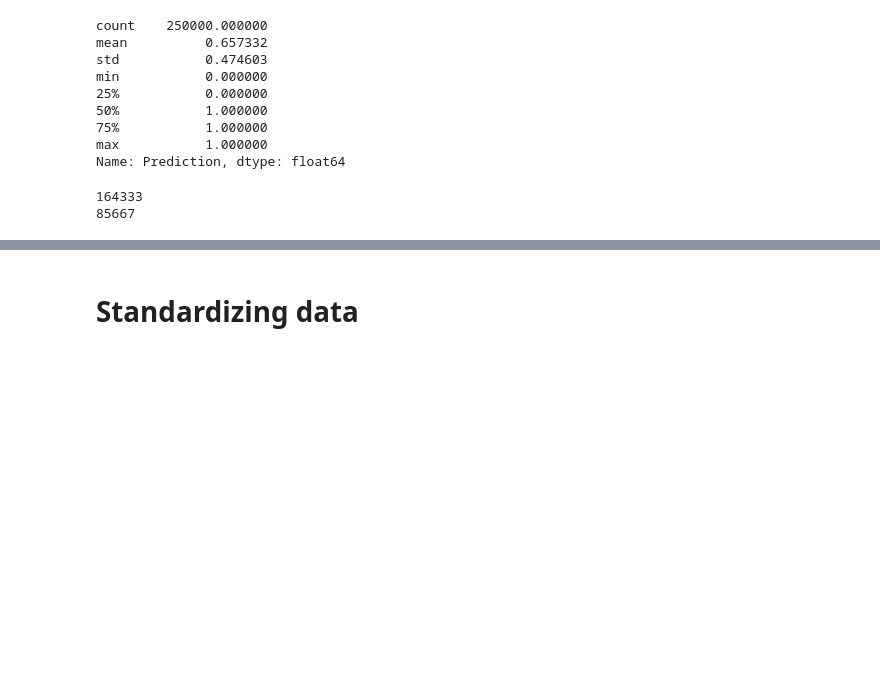
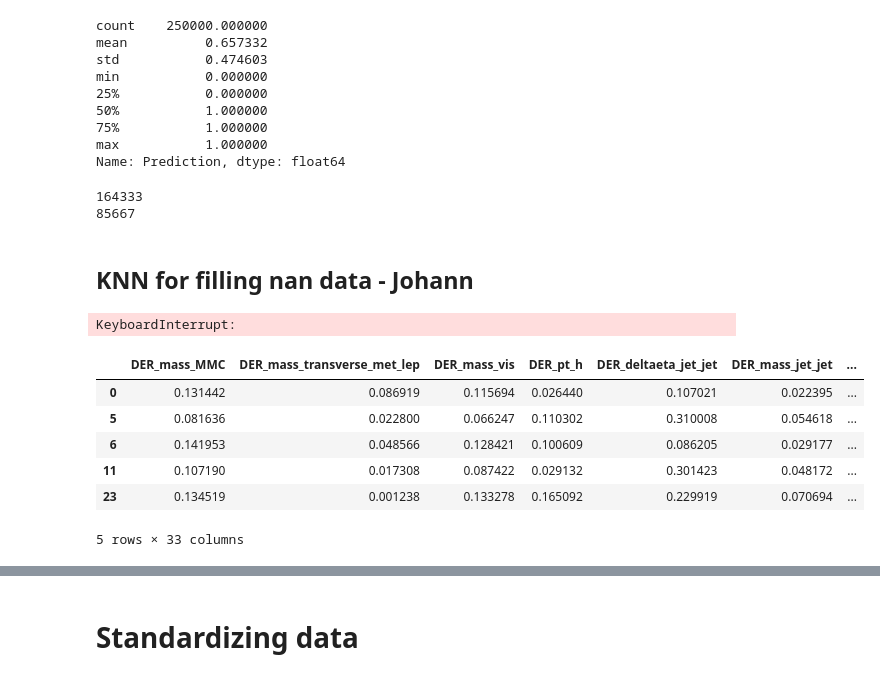
Before and after one commit to Tesa27/ML_project1, a Jupyter notebook: Implementations_v2-Copy1.ipynb, the cells around one changed output, grey strips where cells are left out. Drawn from its saved outputs; the diff is of its cells as text; code cells hidden in the pictures; blank space fills up the shorter version.

```diff
--- a/Implementations_v2-Copy1.ipynb
+++ b/Implementations_v2-Copy1.ipynb
@@ -316,3 +316,47 @@ print(train_data[train_data['Prediction']==0]['Id'].count())
 # %% [output]
 164333
 85667
+# %% [markdown]
+## KNN for filling nan data - Johann
+# %%
+import sklearn.impute as imp
+
+
+train_data2 = train_data1.copy().drop(['Prediction', 'Id'], axis=1)
+columns = train_data2.columns
+
+for column in columns_with_nan:
+    train_data2.loc[train_data2[column]==-999,column] = np.nan
+
+for k in k_range:
+    imputer = imp.KNNImputer(n_neighbors=k)
+    sol = imputer.fit_transform(train_data2)
+    df = pd.DataFrame(sol, columns=columns)
+    df.to_csv(f'KNN-{k}.csv')
+# %% [output]
+KeyboardInterrupt:
+# %%
+from sklearn.neighbors import KNeighborsRegressor
+
+train_data2 = train_data1.drop(['Id', 'Prediction'], axis=1)
+train_data2['Valid'] = (train_data2.min(axis=1) != -999)
+valid_data_original = train_data2[train_data2['Valid']].drop(['Valid'], axis=1)
+train_data2.drop(['Valid'], inplace=True, axis=1)
+mins = valid_data_original.min().to_frame().T
+maxs = valid_data_original.max().to_frame().T
+
+valid_data = pd.DataFrame()
+k = 1
+for column in valid_data_original.columns:
+    valid_data[column] = (valid_data_original[column] - mins.loc[0,column]) / (maxs.loc[0,column]-mins.loc[0,column])
+
+for column in columns_with_nan:
+    invalid_x = train_data2[train_data2[column]==-999].drop([column])
+# %% [output]
+|  | DER_mass_MMC | DER_mass_transverse_met_lep | DER_mass_vis | DER_pt_h | DER_deltaeta_jet_jet | DER_mass_jet_jet | ... |
+| 0 | 0.131442 | 0.086919 | 0.115694 | 0.026440 | 0.107021 | 0.022395 | ... |
+| 5 | 0.081636 | 0.022800 | 0.066247 | 0.110302 | 0.310008 | 0.054618 | ... |
+| 6 | 0.141953 | 0.048566 | 0.128421 | 0.100609 | 0.086205 | 0.029177 | ... |
+| 11 | 0.107190 | 0.017308 | 0.087422 | 0.029132 | 0.301423 | 0.048172 | ... |
+| 23 | 0.134519 | 0.001238 | 0.133278 | 0.165092 | 0.229919 | 0.070694 | ... |
+5 rows × 33 columns
```
Also changed, not shown: parts of 9 cells of this notebook.
